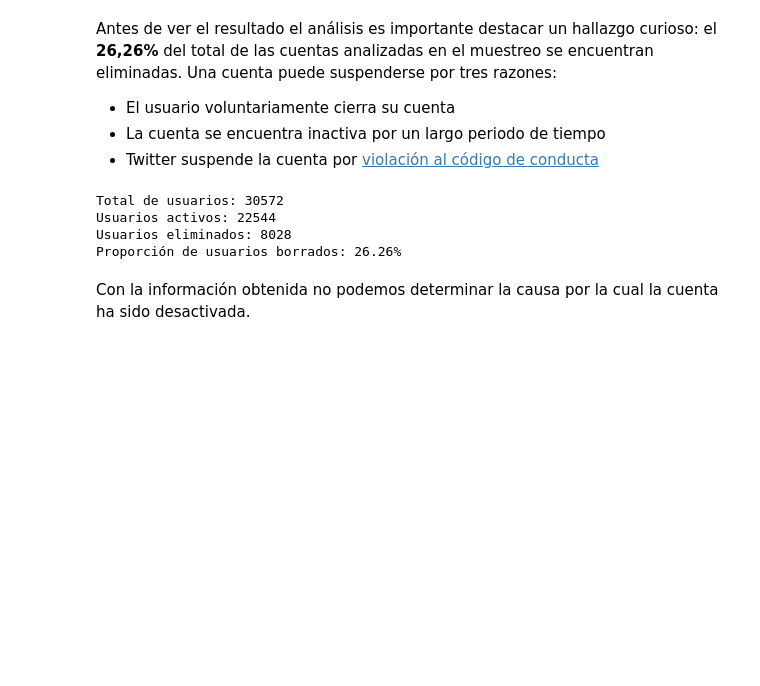
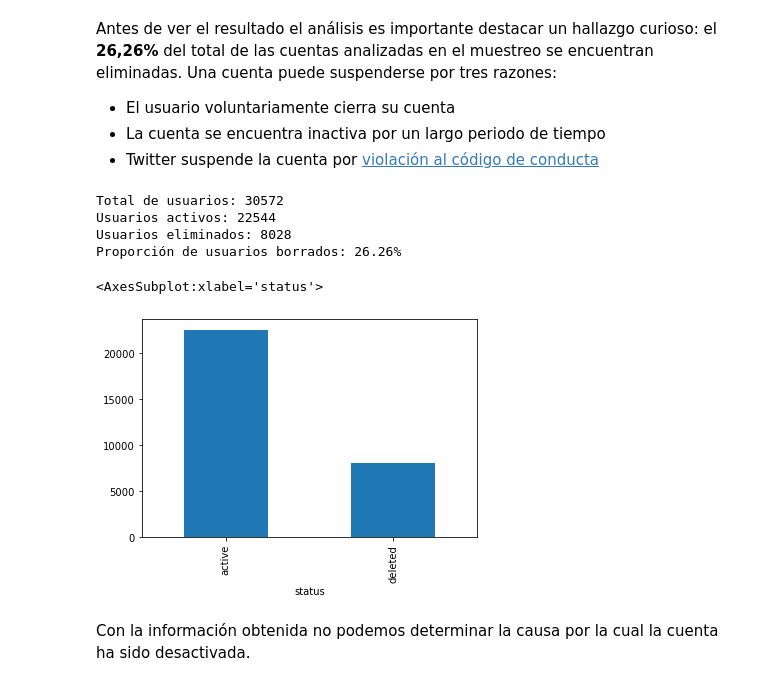
Before and after one commit to destefani/tweets-elecciones, a Jupyter notebook: analysis.ipynb, the cells around one changed output. Saved outputs shown, nothing was run; the diff lists cells and outputs as text; code cells hidden in the pictures; blank space fills up the shorter version.

```diff
--- a/analysis.ipynb
+++ b/analysis.ipynb
@@ -166,6 +178,11 @@ Total de usuarios: 30572
 Usuarios activos: 22544
 Usuarios eliminados: 8028
 Proporción de usuarios borrados: 26.26%
+# %%
+users_df.groupby(users_df.status).id_str.count().plot(kind="bar")
+# %% [output]
+<AxesSubplot:xlabel='status'>
+[figure, added]
 # %% [markdown]
 Con la información obtenida no podemos determinar la causa por la cual la cuenta ha sido desactivada.
 # %%
```
Also changed, not shown: parts of 17 cells of this notebook.
